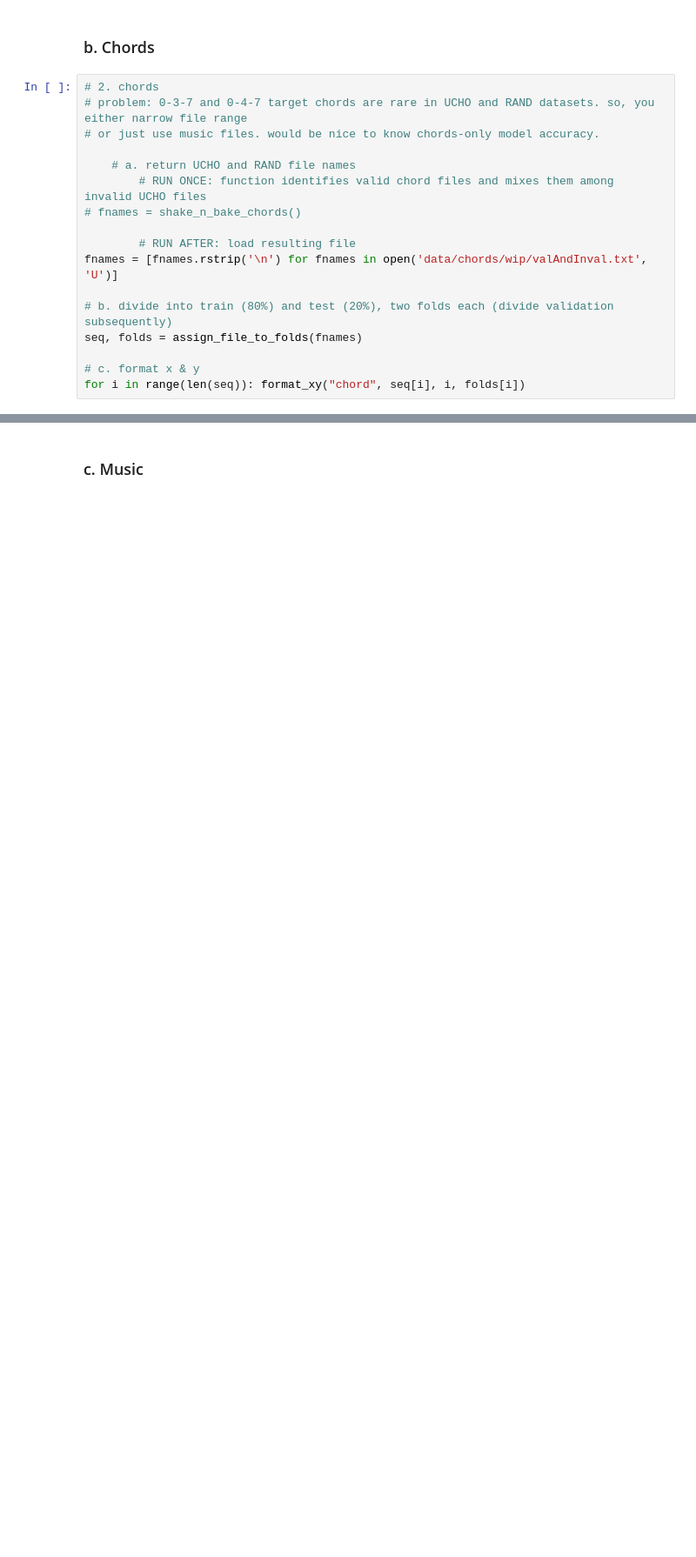
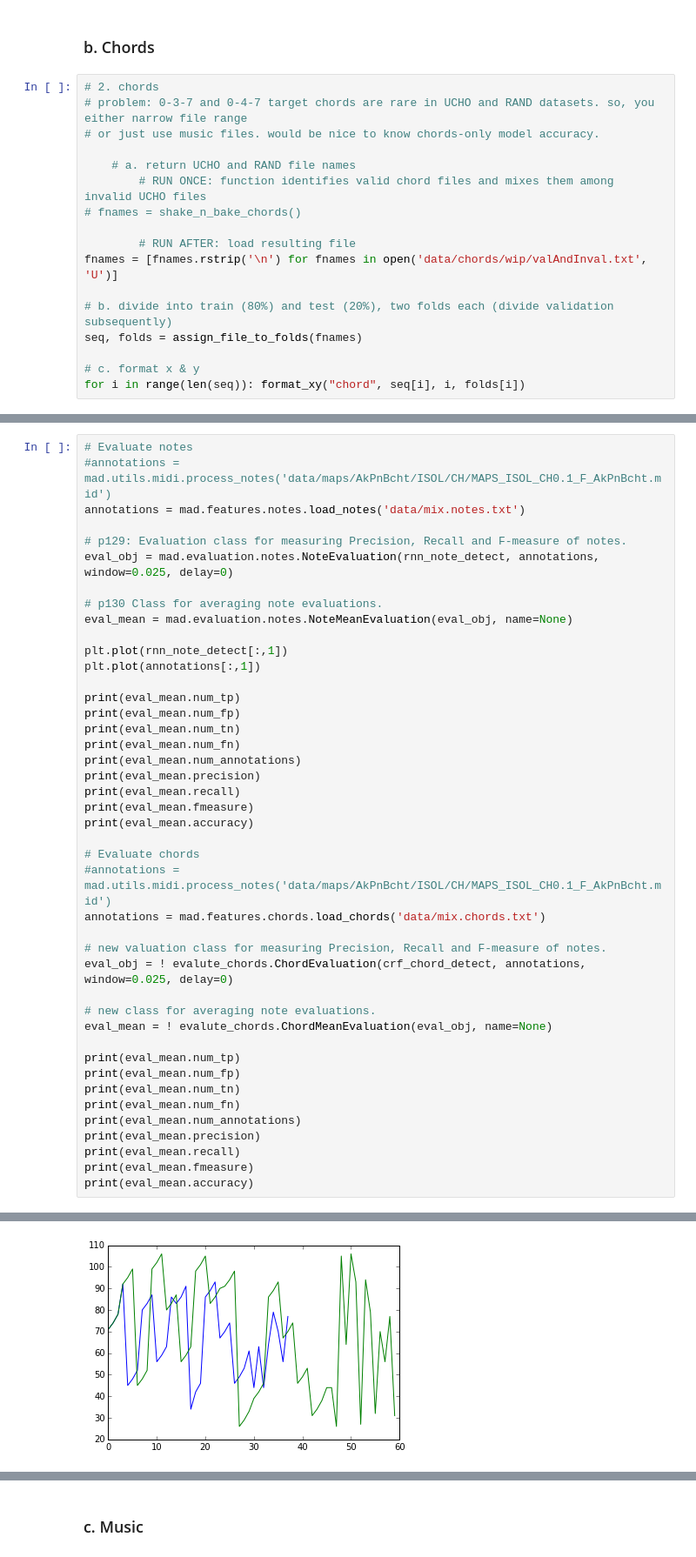
Before and after one commit to MickyDowns/deep-keras-music-net, a Jupyter notebook: music_study_aid.ipynb, the cells around one changed output, grey strips where cells are left out. Shown: that part at 87% size. Cells and saved outputs as stored; diff of their text form; blank space fills up the shorter version.

```diff
--- a/music_study_aid.ipynb
+++ b/music_study_aid.ipynb
@@ -235,0 +734,44 @@ for i in range(len(seq)): format_xy("chord", seq[i], i, folds[i])
+# %%
+# Evaluate notes
+#annotations = mad.utils.midi.process_notes('data/maps/AkPnBcht/ISOL/CH/MAPS_ISOL_CH0.1_F_AkPnBcht.mid')
+annotations = mad.features.notes.load_notes('data/mix.notes.txt')
+
+# p129: Evaluation class for measuring Precision, Recall and F-measure of notes.
+eval_obj = mad.evaluation.notes.NoteEvaluation(rnn_note_detect, annotations, window=0.025, delay=0)
+
+# p130 Class for averaging note evaluations.
+eval_mean = mad.evaluation.notes.NoteMeanEvaluation(eval_obj, name=None)
+
+plt.plot(rnn_note_detect[:,1])
+plt.plot(annotations[:,1])
+
+print(eval_mean.num_tp)
+print(eval_mean.num_fp)
+print(eval_mean.num_tn)
+print(eval_mean.num_fn)
+print(eval_mean.num_annotations)
+print(eval_mean.precision)
+print(eval_mean.recall)
+print(eval_mean.fmeasure)
+print(eval_mean.accuracy)
+
+# Evaluate chords
+#annotations = mad.utils.midi.process_notes('data/maps/AkPnBcht/ISOL/CH/MAPS_ISOL_CH0.1_F_AkPnBcht.mid')
+annotations = mad.features.chords.load_chords('data/mix.chords.txt')
+
+# new valuation class for measuring Precision, Recall and F-measure of notes.
+eval_obj = ! evalute_chords.ChordEvaluation(crf_chord_detect, annotations, window=0.025, delay=0)
+
+# new class for averaging note evaluations.
+eval_mean = ! evalute_chords.ChordMeanEvaluation(eval_obj, name=None)
+
+print(eval_mean.num_tp)
+print(eval_mean.num_fp)
+print(eval_mean.num_tn)
+print(eval_mean.num_fn)
+print(eval_mean.num_annotations)
+print(eval_mean.precision)
+print(eval_mean.recall)
+print(eval_mean.fmeasure)
+print(eval_mean.accuracy)
+# %% [output]
@@ -235,0 +787 @@ for i in range(len(seq)): format_xy("chord", seq[i], i, folds[i])
+[figure, added]
```
Also changed, not shown: parts of 39 cells of this notebook, 5 other files.
